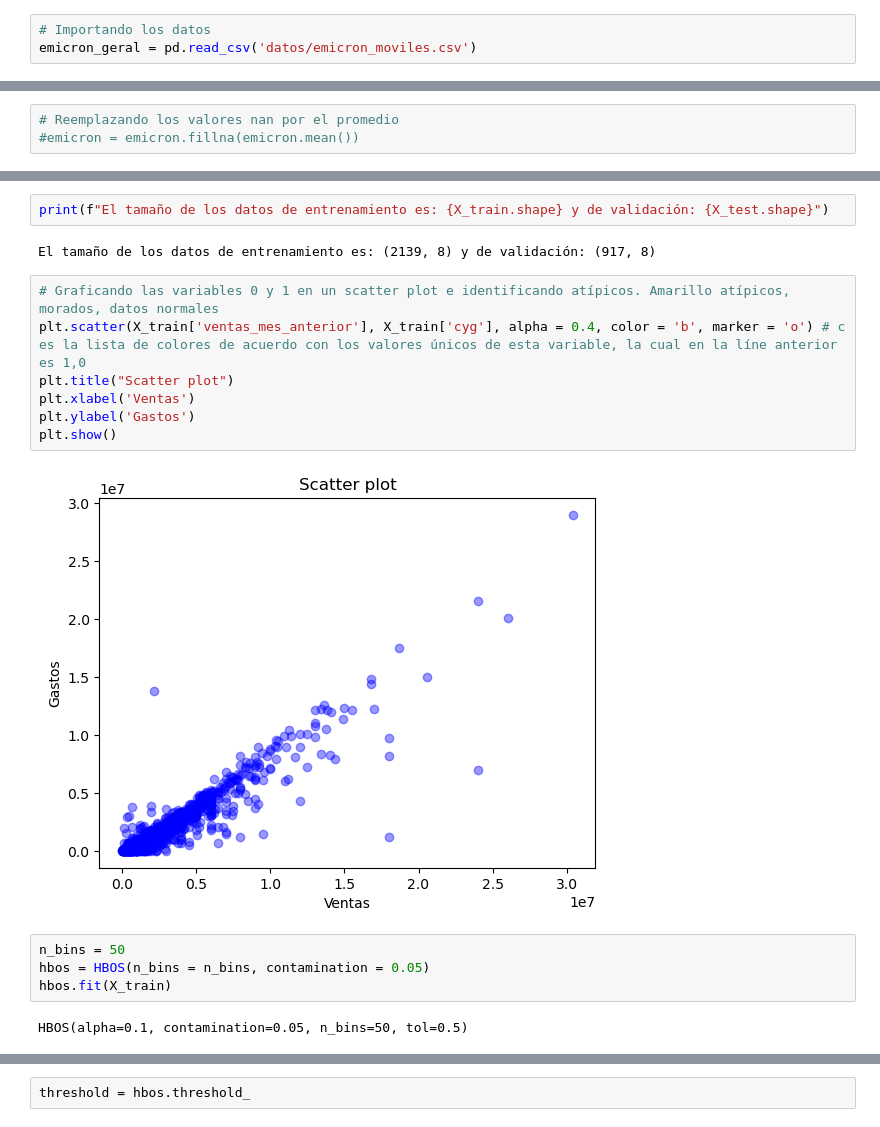
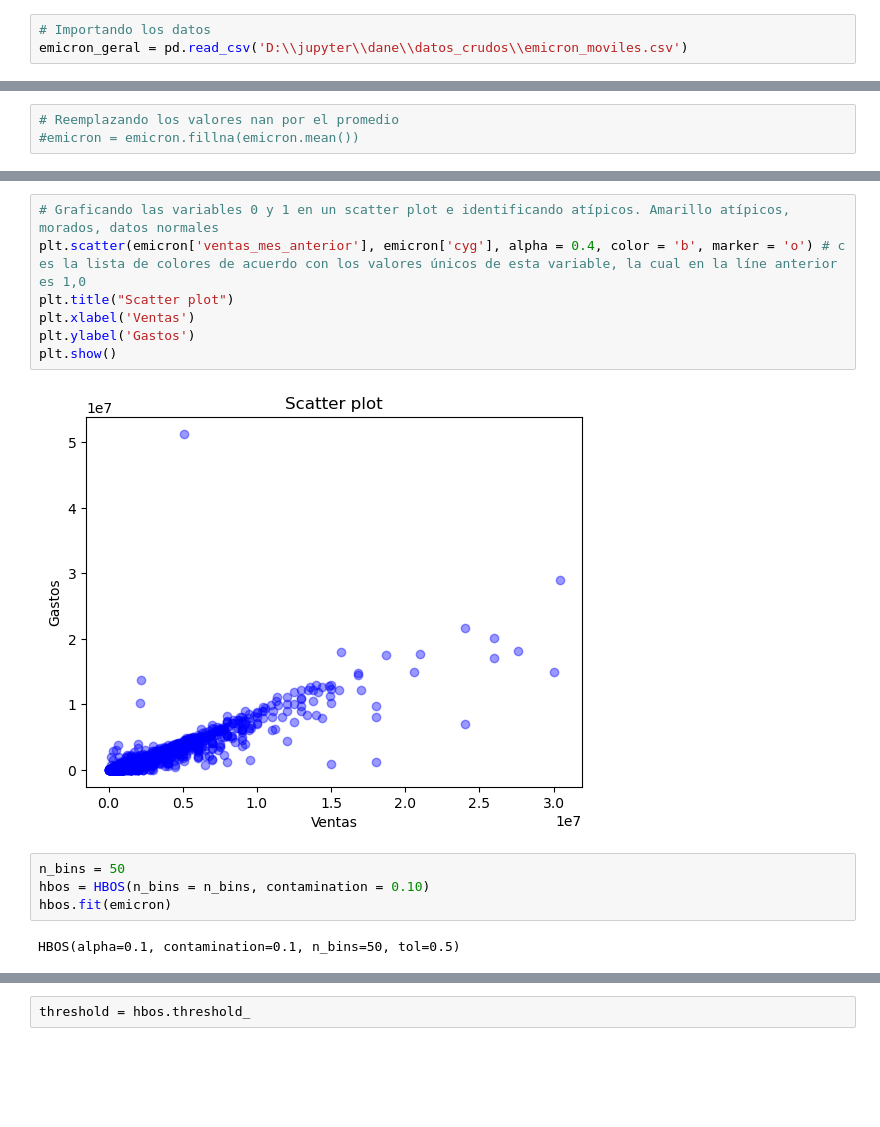
Before and after one commit to Ingenieco/dane, a Jupyter notebook: codigos_2024/HBOS_emicron.ipynb, the cells around one changed output, grey strips where cells are left out. Cells and saved outputs as stored; diff of their text form; blank space fills up the shorter version.

```diff
--- a/codigos_2024/HBOS_emicron.ipynb
+++ b/codigos_2024/HBOS_emicron.ipynb
@@ -1074,7 +1075,7 @@ Variables depuradas CENU - EMICRON
 ### Aplicación del algoritmo **PUESTOS MÓVILES** para las variables homologadas entre la encuesta EMICRON y CENU
 # %%
 # Importando los datos
-emicron_geral = pd.read_csv('datos/emicron_moviles.csv')
+emicron_geral = pd.read_csv('D:\\jupyter\\dane\\datos_crudos\\emicron_moviles.csv')
 # %%
 #convirtiendo las variables en minúsculas
 emicron_geral = emicron_geral.rename(columns = lambda x:x.lower())
@@ -1175,22 +1157,18 @@ X_train.head()
-# %%
-print(f"El tamaño de los datos de entrenamiento es: {X_train.shape} y de validación: {X_test.shape}")
-# %% [output]
-El tamaño de los datos de entrenamiento es: (2139, 8) y de validación: (917, 8)
 # %%
 # Graficando las variables 0 y 1 en un scatter plot e identificando atípicos. Amarillo atípicos, morados, datos normales
-plt.scatter(X_train['ventas_mes_anterior'], X_train['cyg'], alpha = 0.4, color = 'b', marker = 'o') # c es la lista de colores de acuerdo con los valores únicos de esta variable, la cual en la líne anterior es 1,0
+plt.scatter(emicron['ventas_mes_anterior'], emicron['cyg'], alpha = 0.4, color = 'b', marker = 'o') # c es la lista de colores de acuerdo con los valores únicos de esta variable, la cual en la líne anterior es 1,0
 plt.title("Scatter plot")
 plt.xlabel('Ventas')
 plt.ylabel('Gastos')
 plt.show()
 # %% [output]
-[figure, old version]
+[figure, new version]
 # %%
 n_bins = 50
-hbos = HBOS(n_bins = n_bins, contamination = 0.05)
-hbos.fit(X_train)
+hbos = HBOS(n_bins = n_bins, contamination = 0.10)
+hbos.fit(emicron)
 # %% [output]
-HBOS(alpha=0.1, contamination=0.05, n_bins=50, tol=0.5)
+HBOS(alpha=0.1, contamination=0.1, n_bins=50, tol=0.5)
 # %%
 print("El umbral para los datos de ratio contaminados: ", hbos.threshold_)
 # %% [output]
```
Also changed, not shown: parts of 52 cells of this notebook, 2 other files.
